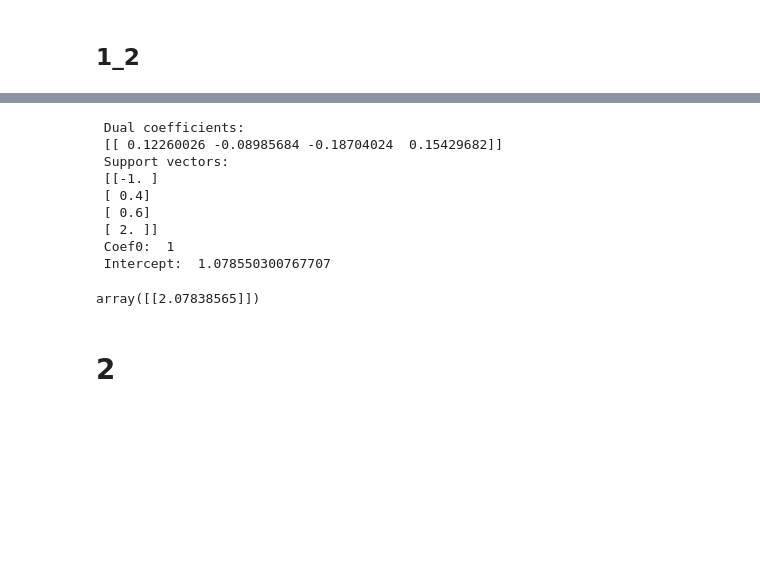
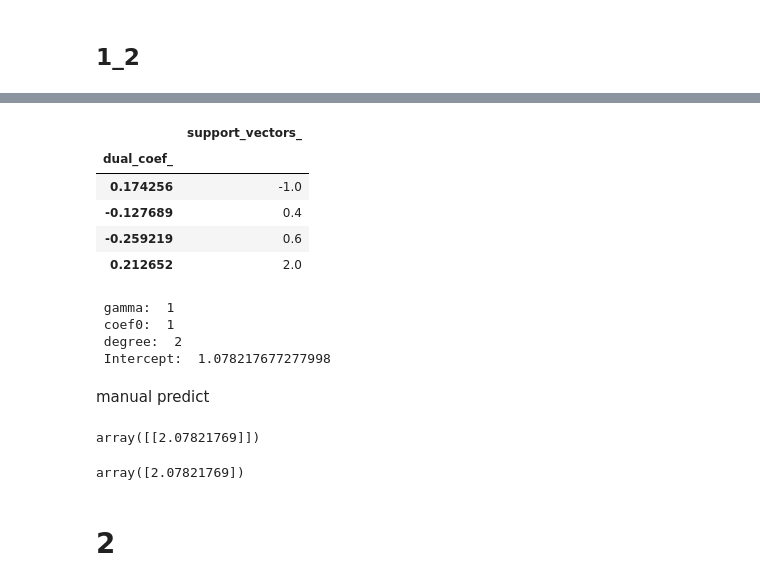
Before and after one commit to vladgap/Various, a Jupyter notebook: SVR_function_approx2.ipynb, the cells around one changed output, grey strips where cells are left out. Drawn from its saved outputs; the diff is of its cells as text; code cells hidden in the pictures; blank space fills up the shorter version.

```diff
--- a/SVR_function_approx2.ipynb
+++ b/SVR_function_approx2.ipynb
@@ -99,7 +95,7 @@ fig.show()
 # %% [markdown]
 ## 1_2
 # %%
-svr1_2=SVR(kernel='poly',degree=2,coef0=1)
+svr1_2=SVR(kernel='poly',degree=2,coef0=1, gamma=1)
 svr1_2.fit(X_sc1,T_sc1.ravel())
 predics1_2=scaler_T1.inverse_transform(svr1_2.predict(X_sc1).reshape(-1,1))
 # predics1_2
@@ -123,26 +119,53 @@ fig.update_yaxes(title_text="% error", range=[-20, 20], secondary_y=True, showgr
 fig.show()
 # %% [output]
 [interactive output not drawn]
-# %%
-svr_temp=svr1_2
-print (' Dual coefficients:\n',svr_temp.dual_coef_,'\n',
-       'Support vectors:\n',svr_temp.support_vectors_,'\n',
-       'Coef0: ',svr_temp.coef0,'\n',
-       'Intercept: ',svr_temp.intercept_[0],)
-# %% [output]
- Dual coefficients:
- [[ 0.12260026 -0.08985684 -0.18704024  0.15429682]]
- Support vectors:
- [[-1. ]
- [ 0.4]
- [ 0.6]
- [ 2. ]]
- Coef0:  1
- Intercept:  1.078550300767707
+# %%
+svr_temp=svr1_2
+df=pd.concat([pd.DataFrame(svr_temp.dual_coef_.T, columns=['dual_coef_']),
+              pd.DataFrame(svr_temp.support_vectors_),
+              ],axis=1).rename(columns={0: "support_vectors_"}).set_index('dual_coef_')
+display(df)
+print (' gamma: ',svr_temp.gamma,'\n',
+       'coef0: ',svr_temp.coef0,'\n',
+       'degree: ',svr_temp.degree,'\n',
+       'Intercept: ',svr_temp.intercept_[0],)
+# %% [output]
+|  | support_vectors_ |
+| dual_coef_ |  |
+| 0.174256 | -1.0 |
+| -0.127689 | 0.4 |
+| -0.259219 | 0.6 |
+| 0.212652 | 2.0 |
+ gamma:  1
+ coef0:  1
+ degree:  2
+ Intercept:  1.078217677277998
+# %% [markdown]
+manual predict
 # %%
 scaler_T1.inverse_transform(svr1_2.predict([[1]]).reshape(-1,1))
 # %% [output]
-array([[2.07838565]])
+array([[2.07821769]])
+# %%
+regressor=svr1_2
+
+# Extract the parameters
+support_vectors = regressor.support_vectors_
+coefficients = regressor.dual_coef_
+intercept = regressor.intercept_
+gamma = regressor.gamma
+degree = regressor.degree
+
+def polynomial_kernel(x, sv, degree=2, r=1, gamma=1):
+    return (gamma * np.dot(sv, x) + r) ** degree
+def manual_pred(x, sv, coefficients, intercept, degree=2, r=1, gamma=1):
+    kernel = polynomial_kernel(x, sv, degree, r, gamma)
+    y = np.sum(coefficients.ravel() * kernel) + intercept
+    return y
+x = [1]  # replace this with your instance
+manual_pred(x, support_vectors, coefficients, intercept, degree=degree)
+# %% [output]
+array([2.07821769])
 # %% [markdown]
 # 2
 # %%
```
Also changed, not shown: parts of 10 cells of this notebook.
